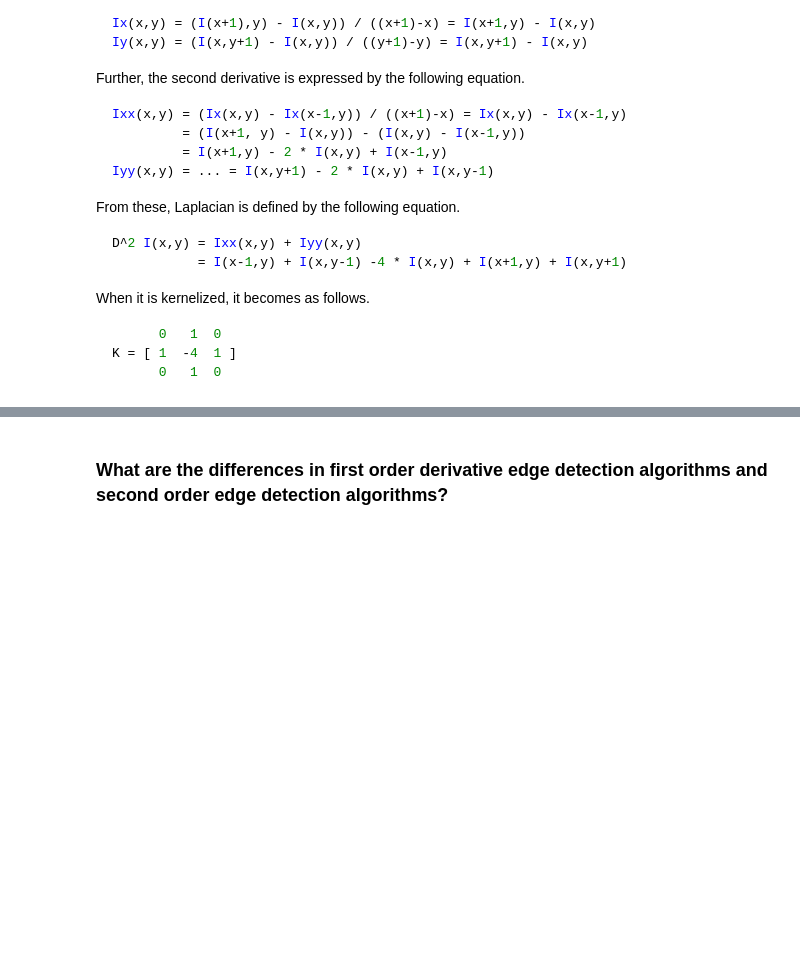
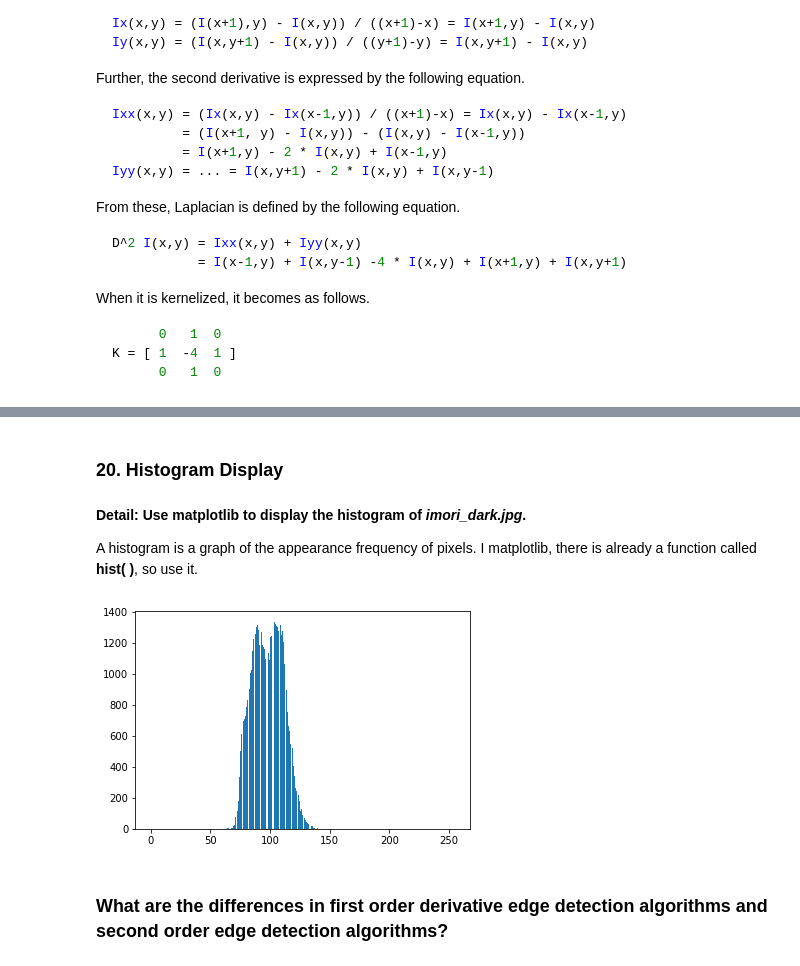
Before and after one commit to YYingH/Image_Processing_100, a Jupyter notebook: Question11_20.ipynb, the cells around one changed output, grey strips where cells are left out. Cells and saved outputs as stored; diff of their text form; code cells hidden in the pictures; blank space fills up the shorter version.

```diff
--- a/Question11_20.ipynb
+++ b/Question11_20.ipynb
@@ -334,3 +489,17 @@ K = [ 1  -4  1 ]
+# %% [markdown]
+### 20. Histogram Display
+# %% [markdown]
+**Detail: Use matplotlib to display the histogram of *imori_dark.jpg*.**
+
+A histogram is a graph of the appearance frequency of pixels. I matplotlib, there is already a function called **hist( )**, so use it.
+# %%
+img = cv2.imread("Dataset/others/imori_dark.jpg").astype(np.float)
+
+# Display histogram
+plt.hist(img.ravel(), bins=255, rwidth=0.8, range=(0,255))
+plt.show()
+# %% [output]
+[figure, added]
 # %% [markdown]
 ### What are the differences in first order derivative edge detection algorithms and second order edge detection algorithms?
 # %% [markdown]
```
Also changed, not shown: parts of 8 cells of this notebook, 1 other file.
